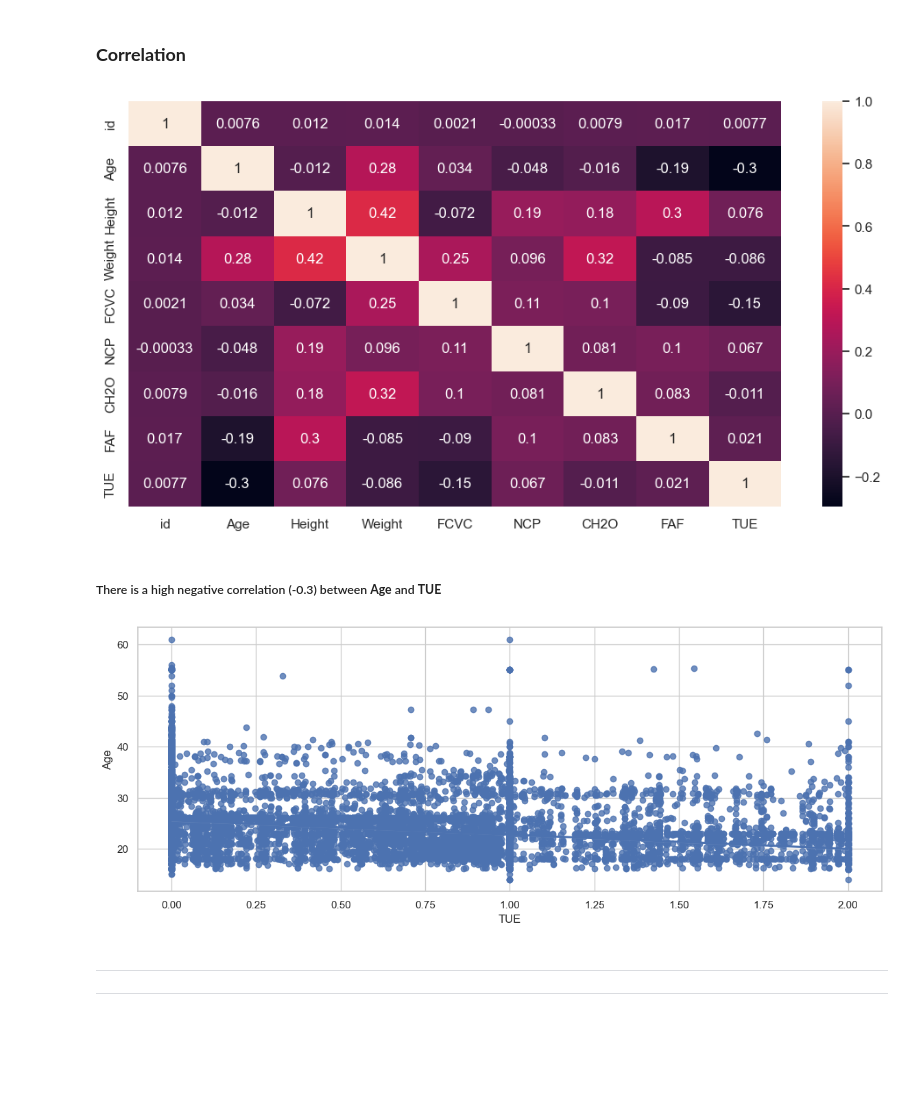
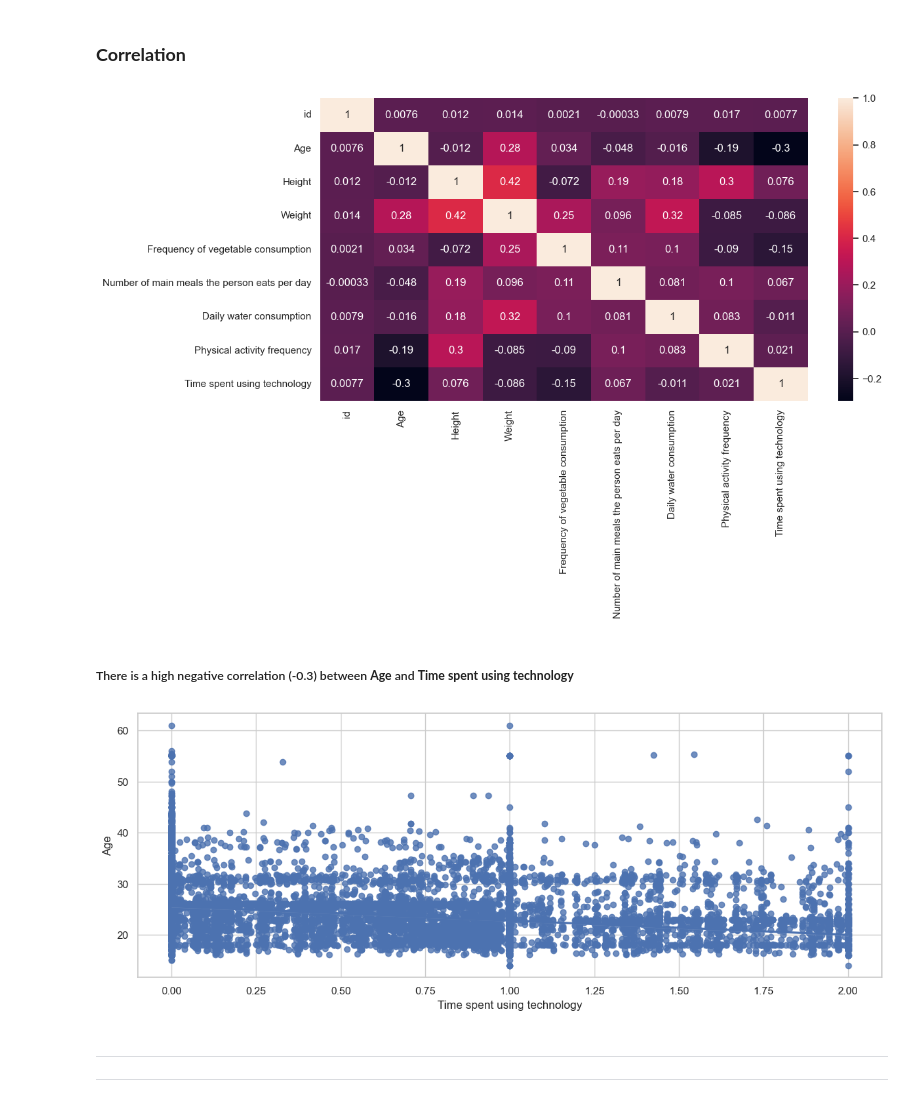
Before and after one commit to Mohamed-Jamyl/ML-DL_and_Data-Science_projects, a Jupyter notebook: Obesity Risk MClassification_project/Obesity risk classification.ipynb, the cells around one changed output. Saved outputs shown, nothing was run; the diff lists cells and outputs as text; code cells hidden in the pictures; blank space fills up the shorter version.

```diff
--- a/Obesity Risk MClassification_project/Obesity risk classification.ipynb
+++ b/Obesity Risk MClassification_project/Obesity risk classification.ipynb
@@ -101,3 +101,10 @@ Index(['id', 'Gender', 'Age', 'Height', 'Weight',
        'family_history_with_overweight', 'FAVC', 'FCVC', 'NCP', 'CAEC',
        'SMOKE', 'CH2O', 'SCC', 'FAF', 'TUE', 'CALC', 'MTRANS', 'NObeyesdad'],
       dtype='object')
+# %%
+train_df.rename(columns={'FAVC': 'Frequent consumption of high-caloric food', 'family_history_with_overweight':'Family history with overweight',
+                          'FCVC': 'Frequency of vegetable consumption', 'NCP':'Number of main meals the person eats per day',
+                          'CAEC':'Consumption of food between meals', 'CH2O':'Daily water consumption',
+                          'SCC':'Whether the person takes calorie supplements', 'FAF':'Physical activity frequency',
+                          'TUE':'Time spent using technology', 'CALC':'Alcohol consumption', 'MTRANS':'Means of transportation used',
+                           'NObeyesdad':'Obesity level class' } ,inplace=True)
@@ -407,16 +440,16 @@ plt.figure(figsize=(12,	6))
 sns.heatmap(train_df.select_dtypes(include='number').corr(), annot=True)
 plt.show()
 # %% [output]
-[figure, old version]
+[figure, new version]
 # %% [markdown]
-##### There is a high negative correlation (-0.3) between **Age** and **TUE**
+##### There is a high negative correlation (-0.3) between **Age** and **Time spent using technology**
 # %%
 fig,ax = plt.subplots()
 fig.set_size_inches(14, 5)
-sns.regplot(x="TUE", y="Age", data=train_df,ax=ax)
+sns.regplot(x="Time spent using technology", y="Age", data=train_df,ax=ax)
 plt.show()
 # %% [output]
-[figure, old version]
+[figure, new version]
 # %% [markdown]
 ------------------------------
 -----------------------------
```
Also changed, not shown: parts of 108 cells of this notebook.
